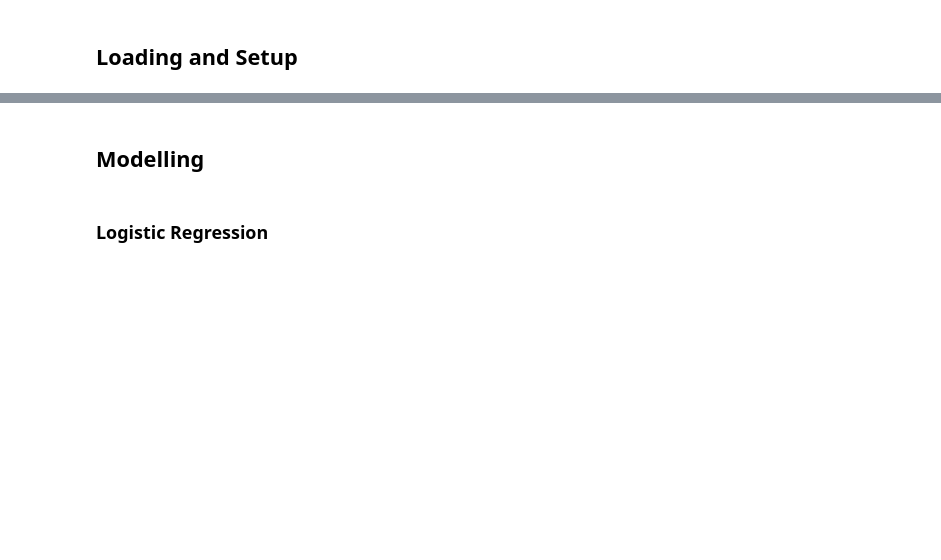
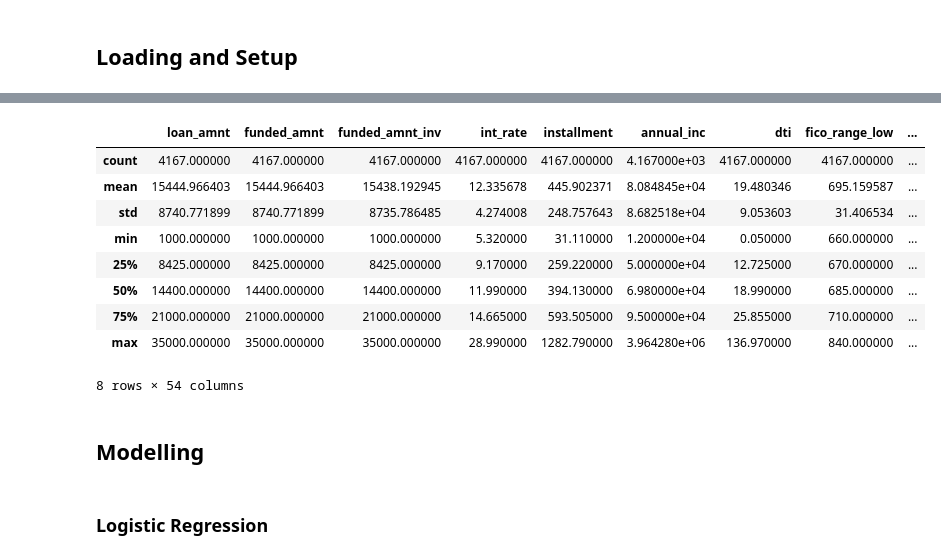
Before and after one commit to rachellliao/loan-default-prediction, a Jupyter notebook: modelling.ipynb, the cells around one changed output, grey strips where cells are left out. Cells and saved outputs as stored; diff of their text form; code cells hidden in the pictures; blank space fills up the shorter version.

```diff
--- a/modelling.ipynb
+++ b/modelling.ipynb
@@ -24,3 +177,17 @@ df = pd.read_parquet('dataset/cleaned_data_after_eda.parquet')
+# %%
+# Get a statistical summary of the test data
+df_test.describe()
+# %% [output]
+|  | loan_amnt | funded_amnt | funded_amnt_inv | int_rate | installment | annual_inc | dti | fico_range_low | ... |
+| count | 4167.000000 | 4167.000000 | 4167.000000 | 4167.000000 | 4167.000000 | 4.167000e+03 | 4167.000000 | 4167.000000 | ... |
+| mean | 15444.966403 | 15444.966403 | 15438.192945 | 12.335678 | 445.902371 | 8.084845e+04 | 19.480346 | 695.159587 | ... |
+| std | 8740.771899 | 8740.771899 | 8735.786485 | 4.274008 | 248.757643 | 8.682518e+04 | 9.053603 | 31.406534 | ... |
+| min | 1000.000000 | 1000.000000 | 1000.000000 | 5.320000 | 31.110000 | 1.200000e+04 | 0.050000 | 660.000000 | ... |
+| 25% | 8425.000000 | 8425.000000 | 8425.000000 | 9.170000 | 259.220000 | 5.000000e+04 | 12.725000 | 670.000000 | ... |
+| 50% | 14400.000000 | 14400.000000 | 14400.000000 | 11.990000 | 394.130000 | 6.980000e+04 | 18.990000 | 685.000000 | ... |
+| 75% | 21000.000000 | 21000.000000 | 21000.000000 | 14.665000 | 593.505000 | 9.500000e+04 | 25.855000 | 710.000000 | ... |
+| max | 35000.000000 | 35000.000000 | 35000.000000 | 28.990000 | 1282.790000 | 3.964280e+06 | 136.970000 | 840.000000 | ... |
+8 rows × 54 columns
 # %% [markdown]
 ## Modelling
 # %% [markdown]
```
Also changed, not shown: parts of 27 cells of this notebook.
